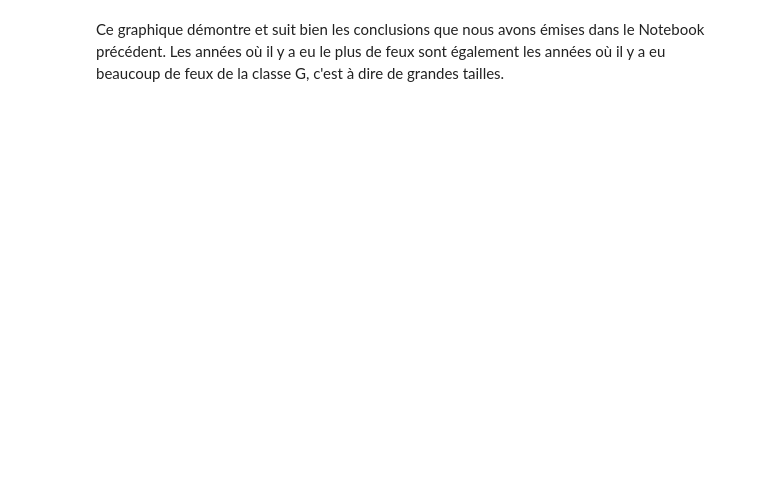
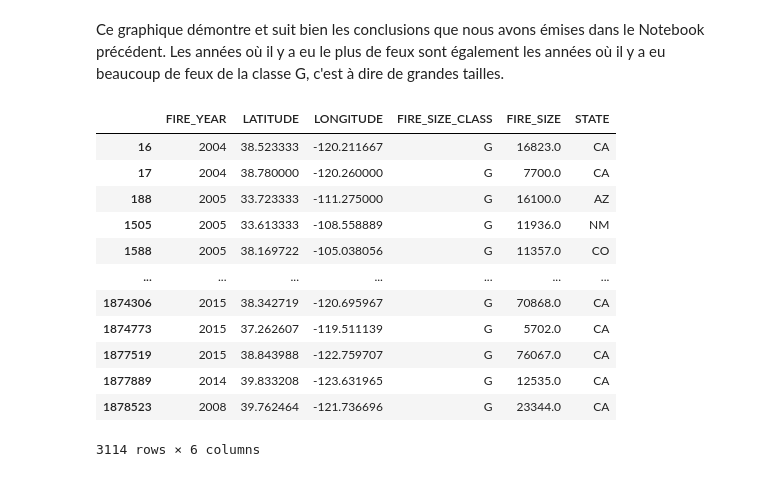
Before and after one commit to paulokmmf/Projet_DA_WILDFIRE, a Jupyter notebook: Graph_classe_G.ipynb, the cells around one changed output. Cells and saved outputs as stored; diff of their text form; code cells hidden in the pictures; blank space fills up the shorter version.

```diff
--- a/Graph_classe_G.ipynb
+++ b/Graph_classe_G.ipynb
@@ -102,3 +102,19 @@ iplot( fig, filename='US wildfires', config=config)
 [interactive output not drawn]
 # %% [markdown]
 Ce graphique démontre et suit bien les conclusions que nous avons émises dans le Notebook précédent. Les années où il y a eu le plus de feux sont également les années où il y a eu beaucoup de feux de la classe G, c'est à dire de grandes tailles.
+# %%
+fires_usa_year_G
+# %% [output]
+|  | FIRE_YEAR | LATITUDE | LONGITUDE | FIRE_SIZE_CLASS | FIRE_SIZE | STATE |
+| 16 | 2004 | 38.523333 | -120.211667 | G | 16823.0 | CA |
+| 17 | 2004 | 38.780000 | -120.260000 | G | 7700.0 | CA |
+| 188 | 2005 | 33.723333 | -111.275000 | G | 16100.0 | AZ |
+| 1505 | 2005 | 33.613333 | -108.558889 | G | 11936.0 | NM |
+| 1588 | 2005 | 38.169722 | -105.038056 | G | 11357.0 | CO |
+| ... | ... | ... | ... | ... | ... | ... |
+| 1874306 | 2015 | 38.342719 | -120.695967 | G | 70868.0 | CA |
+| 1874773 | 2015 | 37.262607 | -119.511139 | G | 5702.0 | CA |
+| 1877519 | 2015 | 38.843988 | -122.759707 | G | 76067.0 | CA |
+| 1877889 | 2014 | 39.833208 | -123.631965 | G | 12535.0 | CA |
+| 1878523 | 2008 | 39.762464 | -121.736696 | G | 23344.0 | CA |
+3114 rows × 6 columns
```
Also changed, not shown: parts of 2 cells of this notebook.
